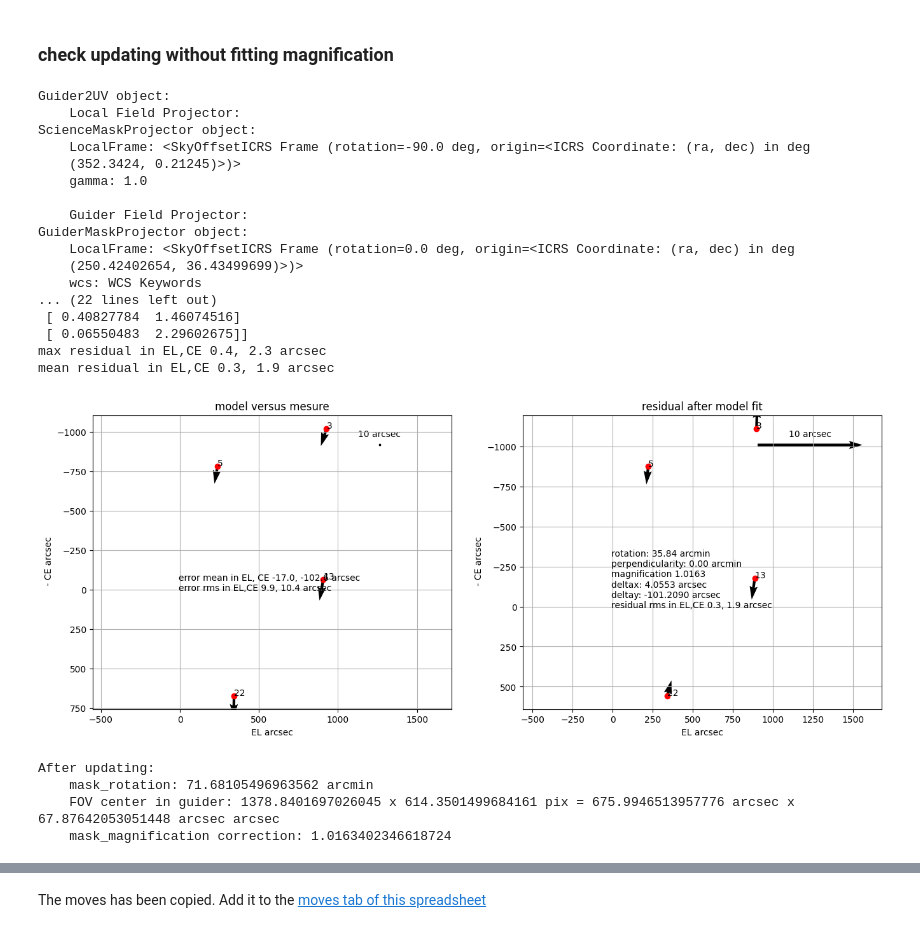
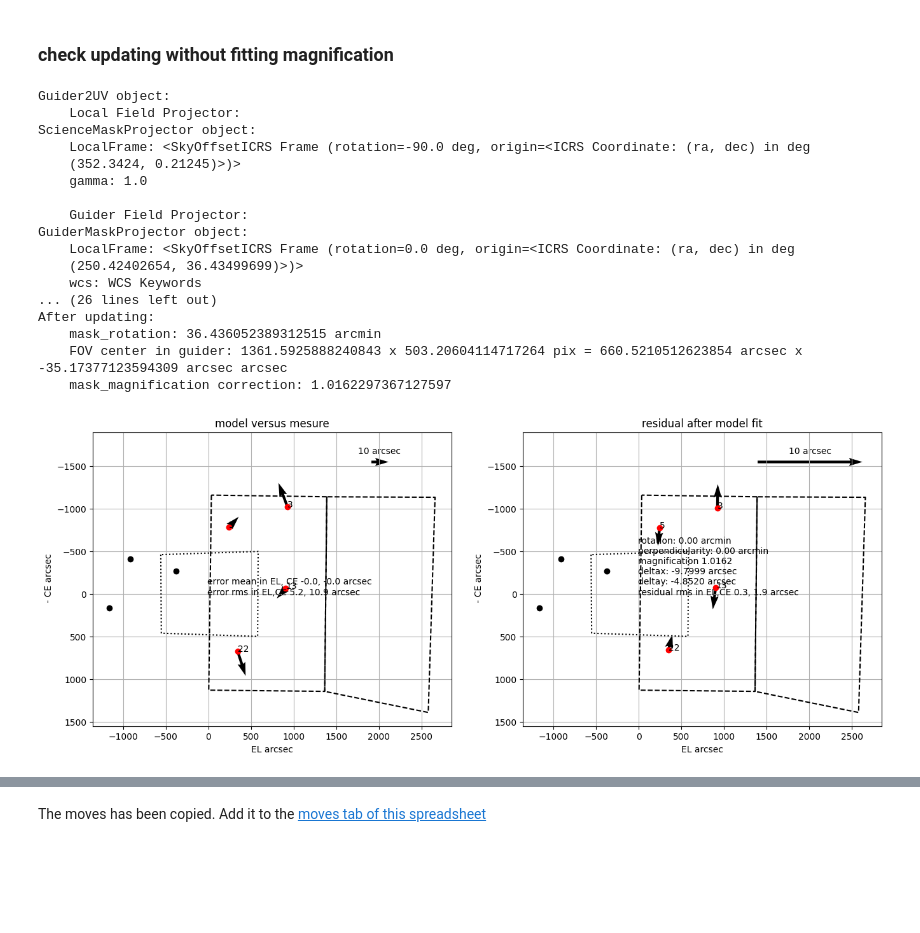
Before and after one commit to vpicouet/FireBallPipe, a Jupyter notebook: Notebook/2023/XY1_F3_230620.ipynb, the cells around one changed output, grey strips where cells are left out. Saved outputs shown, nothing was run; the diff lists cells and outputs as text; code cells hidden in the pictures; blank space fills up the shorter version.

```diff
--- a/Notebook/2023/XY1_F3_230620.ipynb
+++ b/Notebook/2023/XY1_F3_230620.ipynb
@@ -297,6 +302,6 @@ wave:  0.20619
 # %%
 slits_coord_obs = G2UV.detector2guider(slits_coord_obs_det, wave=obs_wave, angle=True  )
 weight = np.array( [1.]*16  + [1./(1. + 1e-1)]*16)
-G2UV, residuals = G2UV.update_model(slits_coord_valid, slits_coord_obs, plot=True, figsize=(12,7),inplace=True)#,gamma=False)#, labels=slits_valid
+G2UV, residuals = G2UV.update_model(slits_coord_valid, slits_coord_obs, plot=True, figsize=(12,7),inplace=True,selected_stars=selected_stars)#,gamma=False)#, labels=slits_valid
 # %% [output]
 Fitting rotation and translation
@@ -321,33 +326,29 @@ After updating:
 # %%
 G2UVtest=G2UV.copy()
 G2UVtest.FieldP.radial_mag_polynomial = (42.26134, 0., 0.)
 G2UVtest.FieldP.radial_mag_inv_polynomial = (1./42.26134, 0., 0.)
 G2UVtest.FieldP.gamma = 1.
 print(G2UVtest)
-G2UVcor_test, residuals = G2UVtest.update_model(slits_coord_valid, slits_coord_obs, labels=slits, plot=True, figsize=(16,6), gamma=True)
+G2UVcor_test, residuals = G2UVtest.update_model(slits_coord_valid, slits_coord_obs, labels=slits, plot=True, figsize=(16,6), gamma=True,selected_stars=selected_stars)
 # %% [output]
 Guider2UV object:
     Local Field Projector:
 ScienceMaskProjector object:
     LocalFrame: <SkyOffsetICRS Frame (rotation=-90.0 deg, origin=<ICRS Coordinate: (ra, dec) in deg
     (352.3424, 0.21245)>)>
     gamma: 1.0
 
     Guider Field Projector:
 GuiderMaskProjector object:
     LocalFrame: <SkyOffsetICRS Frame (rotation=0.0 deg, origin=<ICRS Coordinate: (ra, dec) in deg
     (250.42402654, 36.43499699)>)>
     wcs: WCS Keywords
-... (22 lines left out)
- [ 0.40827784  1.46074516]
- [ 0.06550483  2.29602675]]
-max residual in EL,CE 0.4, 2.3 arcsec
-mean residual in EL,CE 0.3, 1.9 arcsec
+... (26 lines left out)
+After updating:
+    mask_rotation: 36.436052389312515 arcmin
+    FOV center in guider: 1361.5925888240843 x 503.20604114717264 pix = 660.5210512623854 arcsec x -35.17377123594309 arcsec arcsec
+    mask_magnification correction: 1.0162297367127597
-[figure, old version]
+[figure, new version]
-After updating:
-    mask_rotation: 71.68105496963562 arcmin
-    FOV center in guider: 1378.8401697026045 x 614.3501499684161 pix = 675.9946513957776 arcsec x 67.87642053051448 arcsec arcsec
-    mask_magnification correction: 1.0163402346618724
 # %%
 moves, flags, slit_coords = G2UV.compute_autocoll_moves_slits(slits, F1, hystcomp = Hysteresis_compensation, CEg = CEg, Elg = Elg)
 moves = Table.from_pandas(pd.DataFrame(np.hstack((moves,flags[:,None])), columns=["EL","CE","UV_image"]))
```
Also changed, not shown: parts of 10 cells of this notebook, 30 other files.
